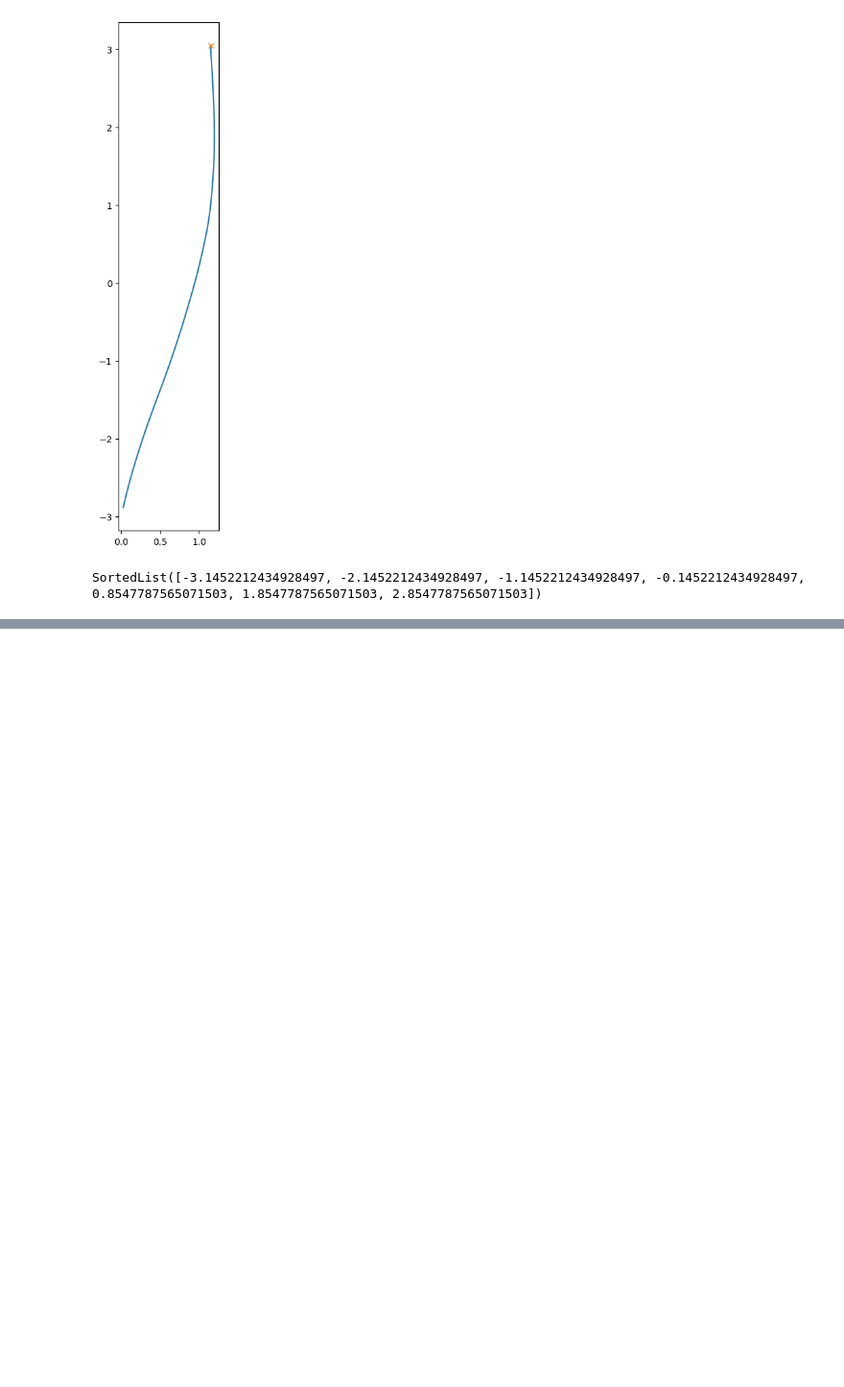
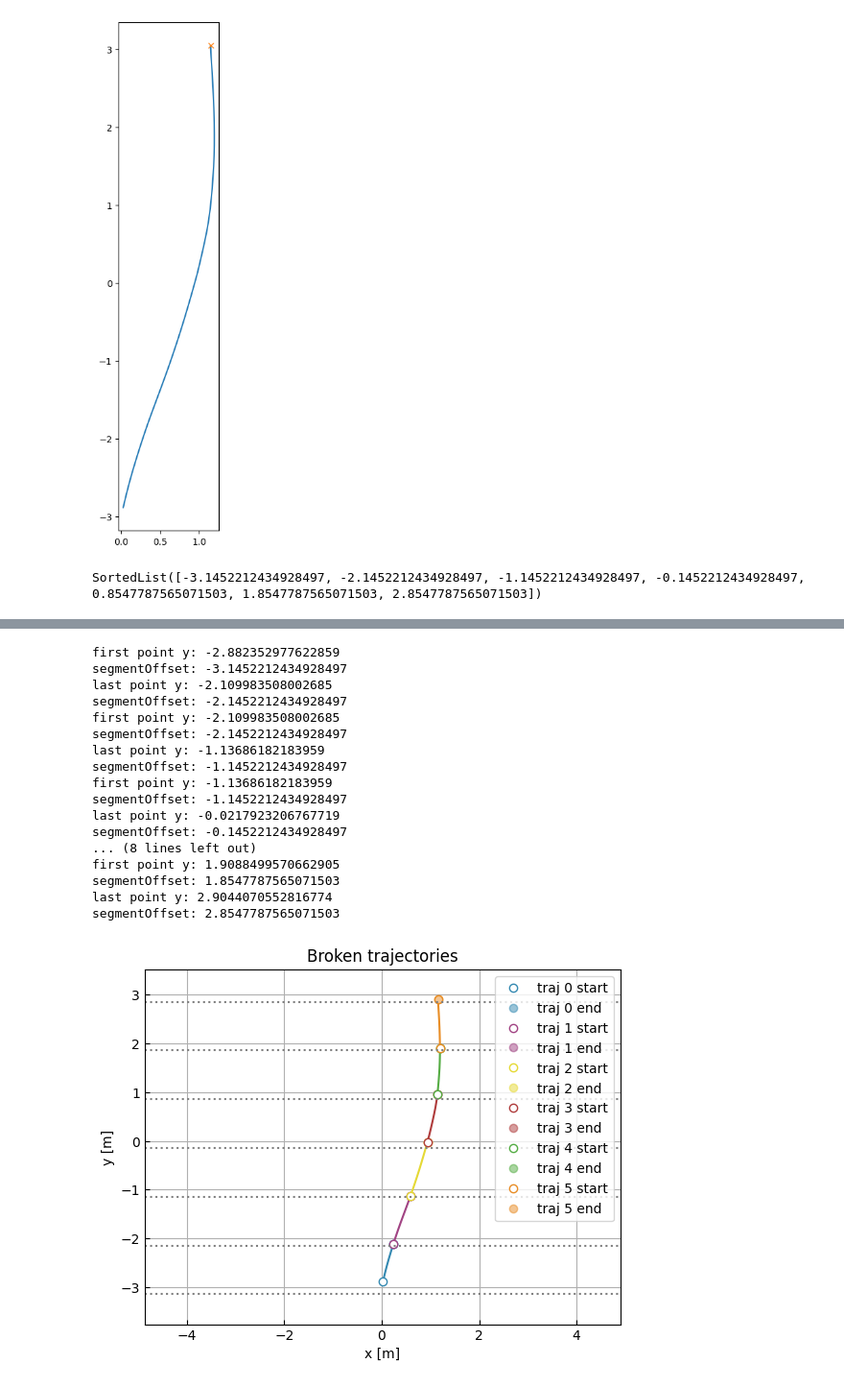
Before and after one commit to adhocmaster/diverging-trajectories, a Jupyter notebook: src/notebooks/break-by-y-axis.ipynb, the cells around one changed output, grey strips where cells are left out. Shown at 96% size. Cells and saved outputs as stored; diff of their text form; code cells hidden in the pictures; blank space fills up the shorter version.

```diff
--- a/src/notebooks/break-by-y-axis.ipynb
+++ b/src/notebooks/break-by-y-axis.ipynb
@@ -131,0 +213,35 @@ singleTrack.head()
+# %%
+newPatterns = extractor.adjustAllToInterval(patterns)
+patternVisualizer.plotPatterns(
+    patterns,
+    hLines=extractor.segmentOffsets,
+    xmin=pedDf["sceneX"].min(),
+    xmax=pedDf["sceneX"].max(),
+    title="Broken trajectories"
+)
+patternVisualizer.plotPatterns(
+    newPatterns,
+    hLines=extractor.segmentOffsets,
+    xmin=pedDf["sceneX"].min(),
+    xmax=pedDf["sceneX"].max(),
+    title="Broken trajectories"
+)
+# %% [output]
+first point y: -2.882352977622859
+segmentOffset: -3.1452212434928497
+last point y: -2.109983508002685
+segmentOffset: -2.1452212434928497
+first point y: -2.109983508002685
+segmentOffset: -2.1452212434928497
+last point y: -1.13686182183959
+segmentOffset: -1.1452212434928497
+first point y: -1.13686182183959
+segmentOffset: -1.1452212434928497
+last point y: -0.0217923206767719
+segmentOffset: -0.1452212434928497
+... (8 lines left out)
+first point y: 1.9088499570662905
+segmentOffset: 1.8547787565071503
+last point y: 2.9044070552816774
+segmentOffset: 2.8547787565071503
+[figure, added]
```
Also changed, not shown: parts of 7 cells of this notebook, 3 other files.
